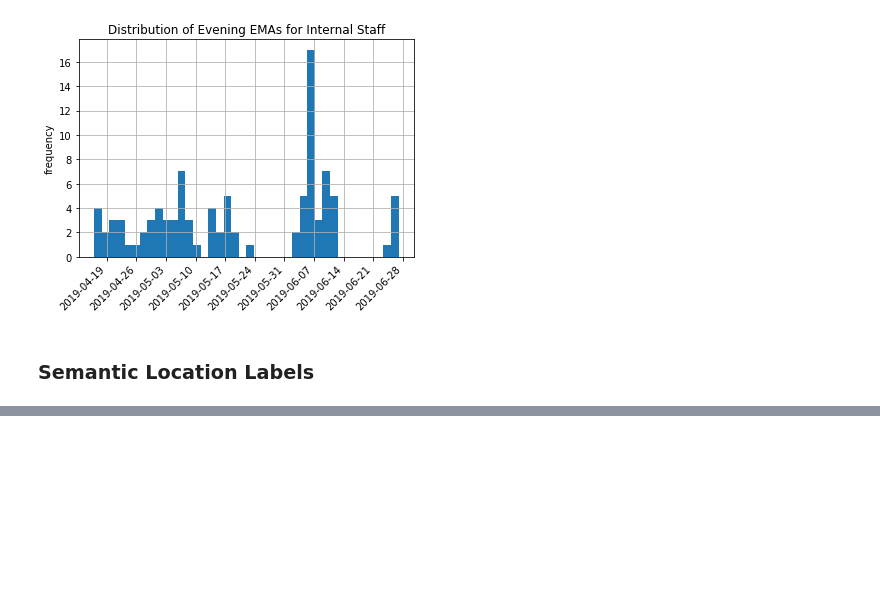
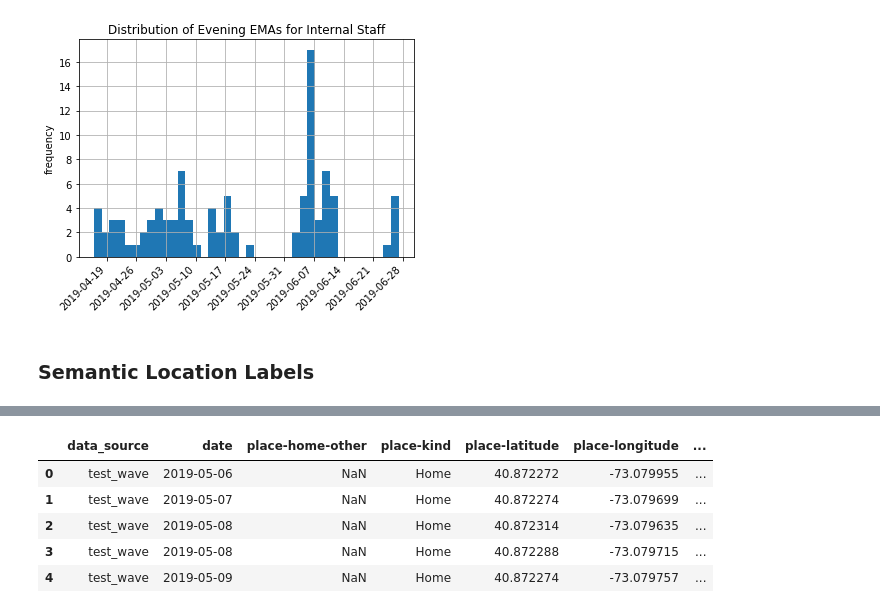
Before and after one commit to tliu526/lifesense, a Jupyter notebook: lifesense_missingness.ipynb, the cells around one changed output, grey strips where cells are left out. Drawn from its saved outputs; the diff is of its cells as text; code cells hidden in the pictures; blank space fills up the shorter version.

Commit message:
adds symbol layer for semantic locations

```diff
--- a/lifesense_missingness.ipynb
+++ b/lifesense_missingness.ipynb
@@ -341,0 +307,2 @@ array([False, False, False, False, False, False, False, False, False,
+# %%
+iwnt_pids = semantic_locs.loc[semantic_locs['place-kind'] == 'I Was Not There']['source'].unique()
@@ -341,0 +315,2 @@ array([False, False, False, False, False, False, False, False, False,
+# %%
+semantic_locs[['place-latitude', 'place-longitude']] = semantic_locs[['place-latitude', 'place-longitude']].astype(float)
@@ -341,0 +335,43 @@ array([False, False, False, False, False, False, False, False, False,
+# %%
+pid = iwnt_pids[0]
+loc_df = pd.read_pickle("data_pull/pdk-location/{}.df".format(pid))
+# iwnt_df = semantic_locs.loc[(semantic_locs['place-kind'] == 'I Was Not There') &
+#                             (semantic_locs['source'] == pid)]
+
+iwnt_df = semantic_locs.loc[semantic_locs['source'] == pid]
+
+iwnt_df = iwnt_df.reset_index(drop=True)
+
+# color_dict = {'Home': 'blue',
+#               'Work': 'yellow',
+#               'Shopping': 'gray',
+#               "Another Person's Home": 'gray',
+#               'Food and Drink': 'gray',
+#               'Entertainment': 'gray',
+#               'Commute/Travel (Airport, Bus Stop, Train Station, Etc.)': : ',
+#  'Other...',
+#  'Beauty/Grooming',
+#  'Errand',
+#  'I Was Not There',
+#  'Medical/Dentist/Mental Health',
+#  nan,
+#  'Education',
+#  'Gym/Exercise'}
+
+
+def map_color(kind):
+    if kind == "I Was Not There": return 'red'
+    elif kind == "Home": return 'blue'
+    elif kind == "Work": return 'yellow'
+    else: return 'gray'
+
+iwnt_df['color'] = iwnt_df['place-kind'].apply(map_color)
+# %%
+iwnt_df.head()
+# %% [output]
+|  | data_source | date | place-home-other | place-kind | place-latitude | place-longitude | ... |
+| 0 | test_wave | 2019-05-06 | NaN | Home | 40.872272 | -73.079955 | ... |
+| 1 | test_wave | 2019-05-07 | NaN | Home | 40.872274 | -73.079699 | ... |
+| 2 | test_wave | 2019-05-08 | NaN | Home | 40.872314 | -73.079635 | ... |
+| 3 | test_wave | 2019-05-08 | NaN | Home | 40.872288 | -73.079715 | ... |
+| 4 | test_wave | 2019-05-09 | NaN | Home | 40.872274 | -73.079757 | ... |
```
Also changed, not shown: parts of 15 cells of this notebook.
